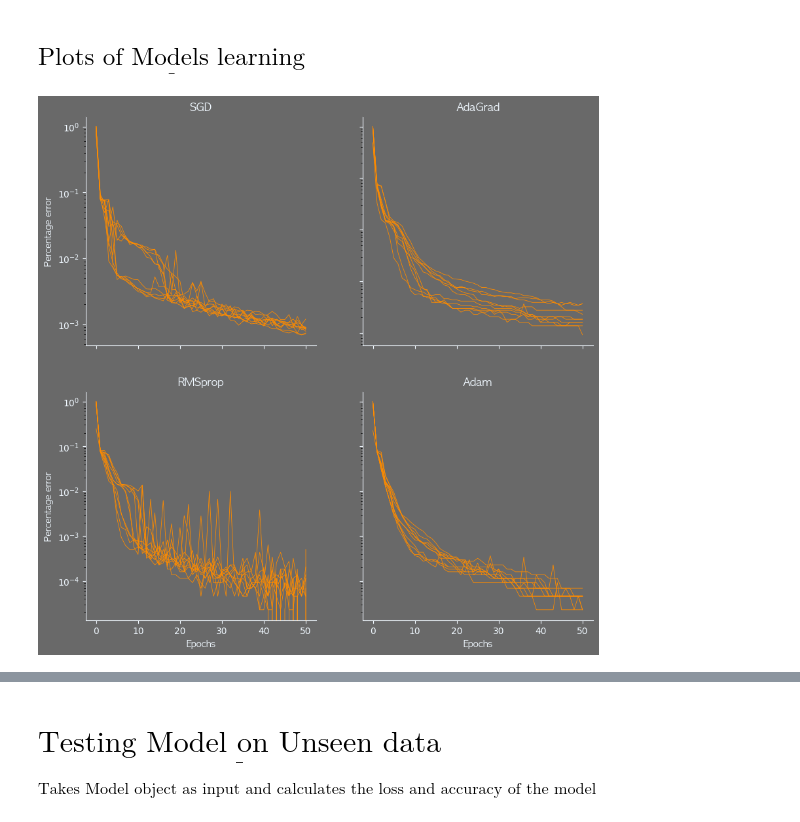
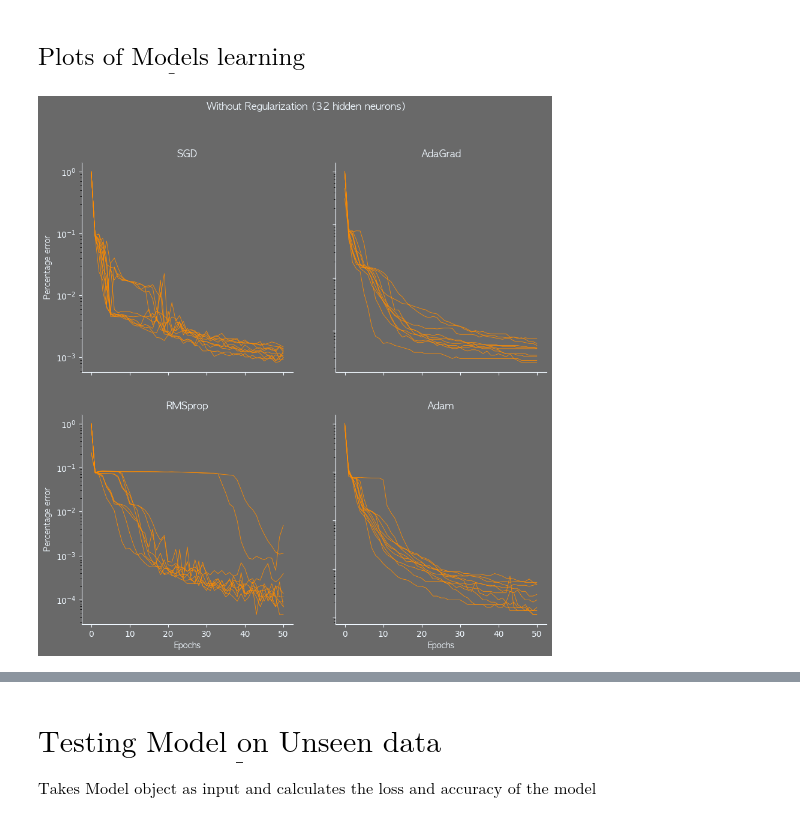
Before and after one commit to Danny-dude/Shuttle-Problem-Neural-Network-, a Jupyter notebook: Model.ipynb, the cells around one changed output, grey strips where cells are left out. Drawn from its saved outputs; the diff is of its cells as text; code cells hidden in the pictures.

```diff
--- a/Model.ipynb
+++ b/Model.ipynb
@@ -447,54 +556,22 @@ Adam_acc.tofile('Adam.csv',sep=',')
 # %% [markdown]
 ## $\underline{\text{Plots of Models learning}} $
-# %%
-# Load all csv files
-SGD_plot = np.loadtxt('SGD.csv', delimiter=',')
-SGD_plot = SGD_plot.reshape((10,51))
-
-AdaGrad_plot = np.loadtxt('Adagrad.csv', delimiter=',')
-AdaGrad_plot = AdaGrad_plot.reshape((10,51))
-
-RMSprop_plot = np.loadtxt('RMSprop.csv', delimiter=',')
-RMSprop_plot = RMSprop_plot.reshape((10,51))
-
-Adam_plot = np.loadtxt('Adam.csv', delimiter=',')
-Adam_plot = Adam_plot.reshape((10,51))
-
-# Create plot
-fig, axs = plt.subplots(2, 2,figsize=(10, 10))
-
-epochs = np.array(range(0,51))
-num_models = 10
-
-for i in range(num_models):
-    axs[0, 0].plot(epochs,1-SGD_plot[i],color='darkorange',linewidth=0.6)
-    axs[0, 1].plot(epochs,1-AdaGrad_plot[i],color='darkorange',linewidth=0.6)
-    axs[1, 0].plot(epochs,1-RMSprop_plot[i],color='darkorange',linewidth=0.6)
-    axs[1, 1].plot(epochs,1-Adam_plot[i],color='darkorange',linewidth=0.6)
-
-axs[0, 0].set_title('SGD',**font,color='aliceblue')
-axs[0, 1].set_title('AdaGrad',**font,color='aliceblue')
-axs[1, 0].set_title('RMSprop',**font,color='aliceblue')
-axs[1, 1].set_title('Adam',**font,color='aliceblue')
-
-fig.set_facecolor('dimgray')
-
-for ax in axs.flat:
-
-    ax.set_facecolor('dimgray')
-    ax.set_yscale('log')
-    ax.set_ylabel("Percentage error",**font,color='aliceblue')
-    ax.set_xlabel('Epochs',**font,color='aliceblue')
-
-    ax.tick_params(axis='y', colors='aliceblue')
-    ax.tick_params(axis='x', colors='aliceblue')
-    ax.spines['bottom'].set_color('aliceblue')
-    ax.spines['left'].set_color('aliceblue')
-    ax.spines['top'].set_color('dimgray')
-    ax.spines['right'].set_color('dimgray')
-
-# Hide x labels and tick labels for top plots and y ticks for right plots.
-for ax in axs.flat:
-    ax.label_outer()
-# %% [output]
-[figure, removed]
+# %%
+# Load all csv files
+SGD_plot = np.loadtxt('SGD_13.csv', delimiter=',')
+SGD_plot = SGD_plot.reshape((10,51))
+
+AdaGrad_plot = np.loadtxt('Adagrad_13.csv', delimiter=',')
+AdaGrad_plot = AdaGrad_plot.reshape((10,51))
+
+RMSprop_plot = np.loadtxt('RMSprop_13.csv', delimiter=',')
+RMSprop_plot = RMSprop_plot.reshape((10,51))
+
+Adam_plot = np.loadtxt('Adam_13.csv', delimiter=',')
+Adam_plot = Adam_plot.reshape((10,51))
+
+names = ['Without Regularization (32 hidden neurons)','SGD','AdaGrad','RMSprop','Adam']
+plots = np.array([SGD_plot,AdaGrad_plot,RMSprop_plot,Adam_plot])
+
+subplots_acc_error(plots,names)
+# %% [output]
+[figure, added]
```
Also changed, not shown: parts of 19 cells of this notebook, 13 other files.
